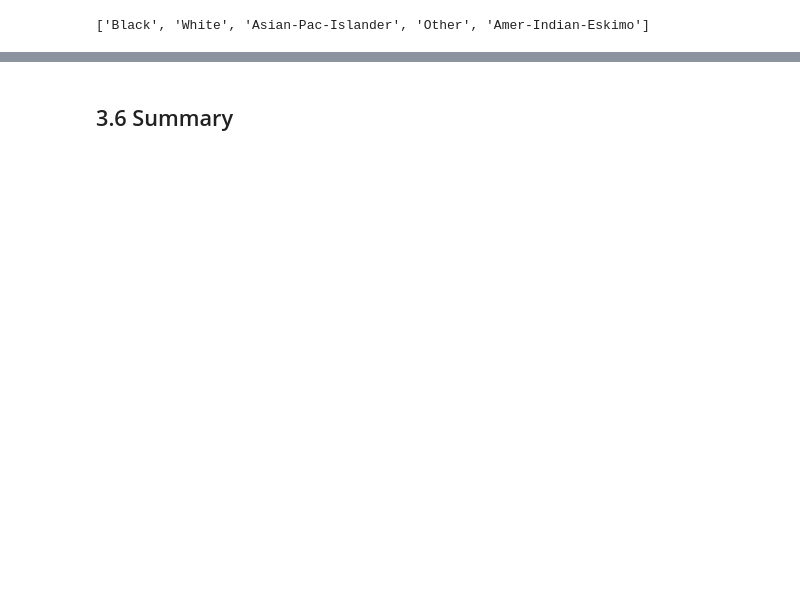
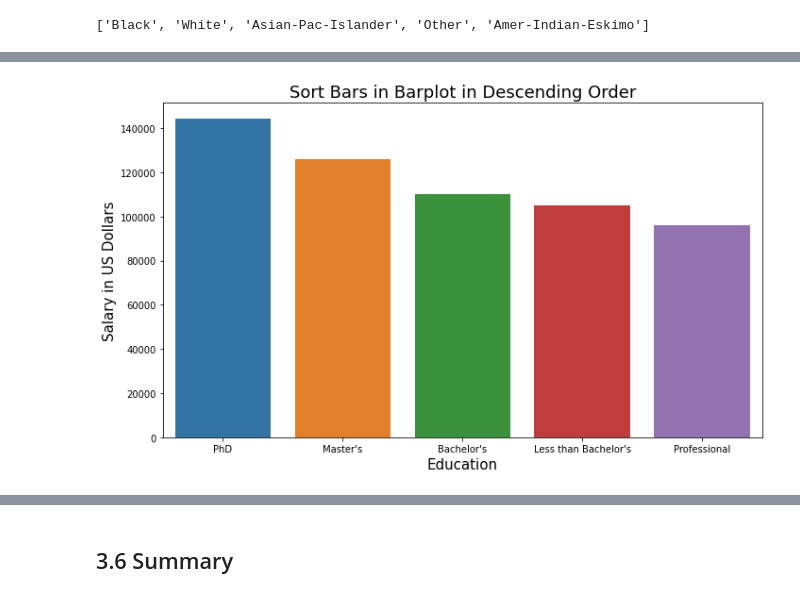
Before and after one commit to pauljacob/mini_projects, a Jupyter notebook: casfad_adult_income/03_Exploratory_Data_Analysis/03_exploratory_data_analysis_multiple_bar_chart.ipynb, the cells around one changed output, grey strips where cells are left out. Cells and saved outputs as stored; diff of their text form; code cells hidden in the pictures; blank space fills up the shorter version.

Commit message:
added descending bar graph

```diff
--- a/casfad_adult_income/03_Exploratory_Data_Analysis/03_exploratory_data_analysis_multiple_bar_chart.ipynb
+++ b/casfad_adult_income/03_Exploratory_Data_Analysis/03_exploratory_data_analysis_multiple_bar_chart.ipynb
@@ -178,0 +106,12 @@ for p in g.ax.patches:
+# %%
+import seaborn as sns
+import matplotlib.pyplot as plt
+import pandas as pd
+import numpy as np
+
+education=["Bachelor's", "Less than Bachelor's","Master's","PhD","Professional"]
+salary = [110000,105000,126000,144200,95967]
+
+df = pd.DataFrame({"Education":education,
+                  "Salary":salary})
+df
@@ -178,0 +125,15 @@ for p in g.ax.patches:
+# %%
+plt.figure(figsize=(10,6))
+# make barplot and sort bars in descending order
+sns.barplot(x='Education',
+            y="Salary",
+            data=df,
+            order=df.sort_values('Salary',ascending = False).Education)
+# set labels
+plt.xlabel("Education", size=15)
+plt.ylabel("Salary in US Dollars", size=15)
+plt.title("Sort Bars in Barplot in Descending Order", size=18)
+plt.tight_layout()
+plt.savefig("sort_bars_in_barplot_descending_order_Seaborn_Python.png", dpi=100)
+# %% [output]
+[figure, added]
```
Also changed, not shown: parts of 11 cells of this notebook, 4 other files.
